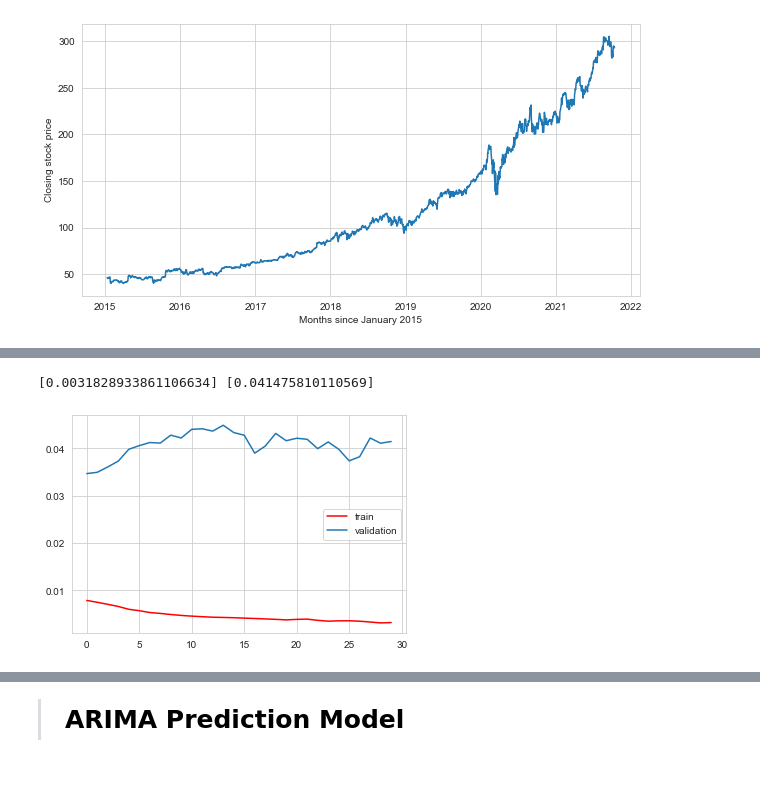
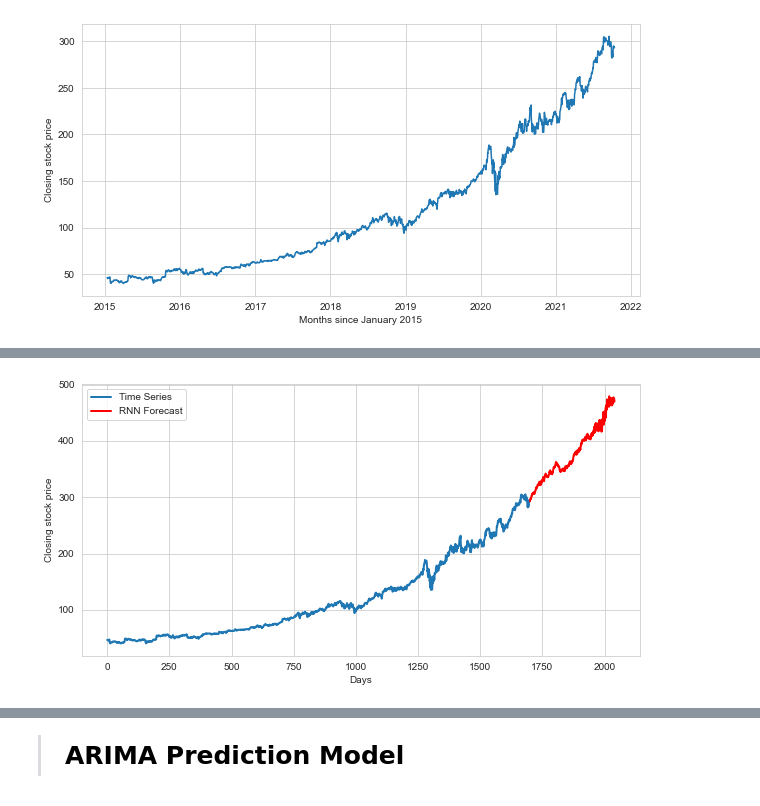
Before and after one commit to mdvdv/advanced-machine-learning-technologies, a Jupyter notebook: TASK 1/main.ipynb, the cells around one changed output, grey strips where cells are left out. Cells and saved outputs as stored; diff of their text form; code cells hidden in the pictures.

```diff
--- a/TASK 1/main.ipynb
+++ b/TASK 1/main.ipynb
@@ -152,8 +153,9 @@ def prepare_data(series, n_test, n_lag, n_seq):
 
 # RSquare metric.
 def coeff_determination(y_true, y_pred):
-    SS_res =  K.sum(K.square( y_true-y_pred ))
-    SS_tot = K.sum(K.square( y_true - K.mean(y_true) ) )
+    SS_res =  K.sum(K.square(y_true - y_pred))
+    SS_tot = K.sum(K.square(y_true - K.mean(y_true)))
+
     return (1 - SS_res/(SS_tot + K.epsilon()))
 
 
@@ -165,7 +167,8 @@ def fit_lstm(train, n_lag, n_seq, n_batch, nb_epoch, n_neurons):
     model = Sequential()
     model.add(LSTM(n_neurons, batch_input_shape=(n_batch, X.shape[1], X.shape[2]), stateful=True))
     model.add(Dense(y.shape[1]))
-    model.compile(loss="mean_squared_error", optimizer="adam", metrics=[
+    optim = keras.optimizers.Adam(learning_rate=0.0001)
+    model.compile(loss="mean_squared_error", optimizer=optim, metrics=[
         tf.keras.metrics.mean_absolute_percentage_error,
         coeff_determination
     ])
@@ -274,10 +277,10 @@ n_neurons = 256
 
 scaler, train, test = prepare_data(data, n_test, n_lag, n_seq)
 
-model,history_loss,history_val_loss = fit_lstm(train, n_lag, n_seq, n_batch, n_epochs, n_neurons)
+model, history_loss, history_val_loss = fit_lstm(train, n_lag, n_seq, n_batch, n_epochs, n_neurons)
 
 forecasts = make_forecasts(model, n_batch, train, test, n_lag, n_seq)
 
-forecasts = inverse_transform(data, forecasts, scaler, n_test+2)
+inv_forecasts = inverse_transform(data, forecasts, scaler, n_test+2)
 # %% [output]
 Epoch: 1
@@ -317,10 +303,17 @@ plt.show()
-# %%
-# Loss functions for val and train sets
-plt.plot(history_loss, "r", label="train")
-plt.plot(history_val_loss, label="validation")
-plt.legend(loc="best")
-
-print(history_loss[-1], history_val_loss[-1])
-# %% [output]
-[0.0031828933861106634] [0.041475810110569]
-[figure, removed]
+# %%
+# Visualize.
+figure = plt.figure(figsize=(10, 5))
+plt.plot(data.values[:], linewidth=2)
+off_s = len(data) - n_test + len(forecasts)  - 1
+off_e = off_s + len(inv_forecasts[0]) + 1
+xaxis = [x for x in range(off_s, off_e)]
+yaxis = [data.values[off_s]] + inv_forecasts[-1]
+plt.plot(xaxis, yaxis, color="r", linewidth=2)
+
+plt.ylabel("Closing stock price")
+plt.xlabel("Days")
+
+plt.legend(("Time Series", "RNN Forecast"), loc="best")
+plt.show()
+# %% [output]
+[figure, added]
```
Also changed, not shown: parts of 10 cells of this notebook, 23 other files.
